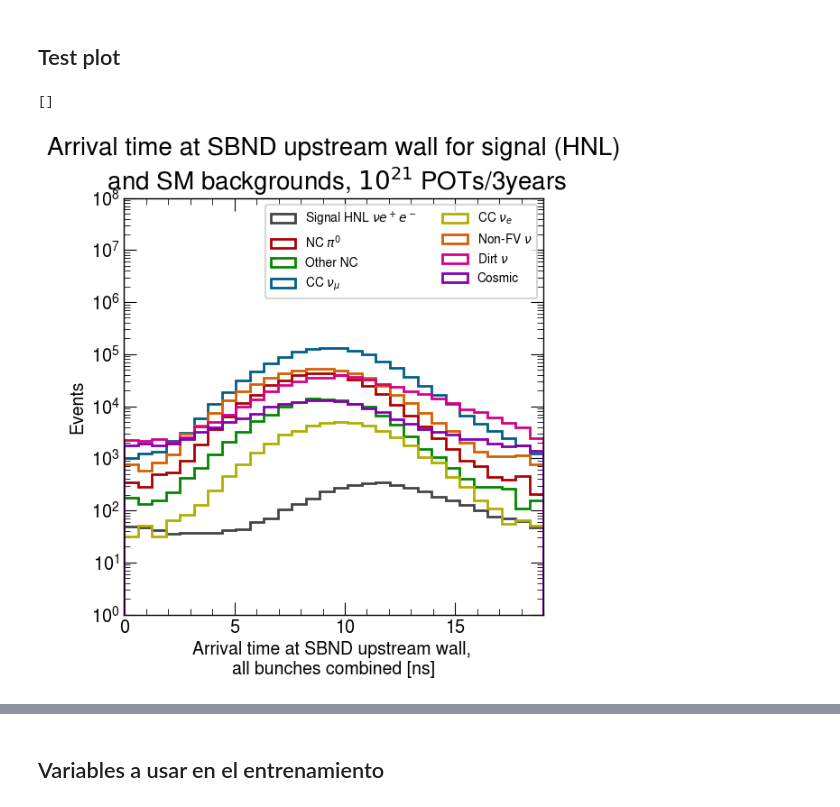
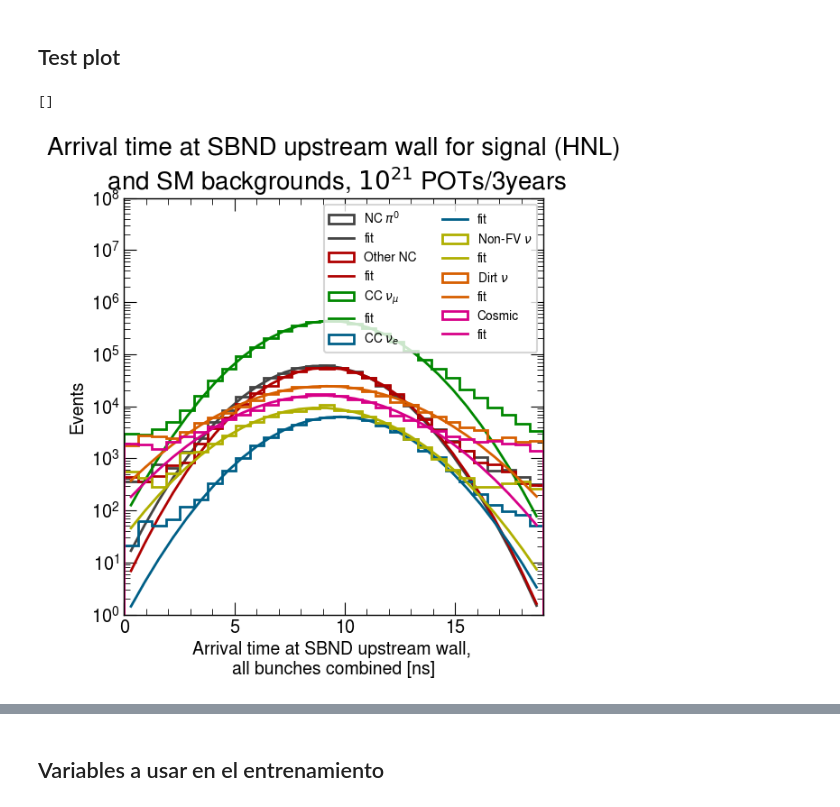
Before and after one commit to rodralva/AlbertoDataset100MeVs, a Jupyter notebook: AlbertoDataset_Example.ipynb, the cells around one changed output, grey strips where cells are left out. Saved outputs shown, nothing was run; the diff lists cells and outputs as text; code cells hidden in the pictures.

```diff
--- a/AlbertoDataset_Example.ipynb
+++ b/AlbertoDataset_Example.ipynb
@@ -214,8 +214,9 @@ for df in dfs_dict.keys():
     dfs_dict[df]["slc_opt0_time_corrected_Z_pandora"]=(dfs_dict[df]["slc_opt0_time_corrected_Z_pandora"].array*1000)%18.936
 
     ##Minimal CUTs (prob should be done in the pre-processing too)
-    dfs_dict[df] = dfs_dict[df] [(dfs_dict[df]["slc_n_shws"] > 0)*(dfs_dict[df]["slc_n_shws"] < 3)]
+    # dfs_dict[df] = dfs_dict[df] [(dfs_dict[df]["slc_n_shws"] > 0)*(dfs_dict[df]["slc_n_shws"] < 3)]
     dfs_dict[df] = dfs_dict[df] [(dfs_dict[df]["slc_opt0_time"] >.3 )*(dfs_dict[df]["slc_opt0_time"] <2 )]
+    dfs_dict[df] = dfs_dict[df] [(dfs_dict[df]["slc_is_fv"] )]
 
 
     var=(
@@ -320,42 +321,64 @@ c12 = '#5f7800'
 c13 = '#5f7800'
 
 my_cycle = [c1, c3, c4, c5, c6, c7, c8, c9, c10,c11,c12,c13]
 
 plt.rcParams['axes.prop_cycle'] = plt.cycler(color=my_cycle)
 
 event_label_dict = {
-                0:  r"Signal HNL ${\nu e^+e^-}$"
-                # , 1:  r"Non-FV HNL ${\nu e^+e^-}$"
-                # , 2:  "Dirt HNL"
-                , 3:  "NC ${\pi}^{0}$"
-                , 4:  "Other NC"
-                , 5:  "CC $\\nu_{\mu}$"
-                , 6:  "CC $\\nu_{e}$"
-                , 7:  "Non-FV $\\nu$"
-                , 8:  "Dirt $\\nu$"
-                , 9:  "Cosmic"
+                # 0:  r"Signal HNL ${\nu e^+e^-}$"       ,
+                # 1:  r"Non-FV HNL ${\nu e^+e^-}$"        ,
+                # 2:  "Dirt HNL"         ,
+                3:  "NC ${\pi}^{0}$"        ,
+                4:  "Other NC"         ,
+                5:  "CC $\\nu_{\mu}$"          ,
+                6:  "CC $\\nu_{e}$"           ,
+                7:  "Non-FV $\\nu$"         ,
+                8:  "Dirt $\\nu$"          ,
+                9:  "Cosmic"          ,
                 # , -1: "Unknown"
                 # , -99: "Bad Reco Signal"
             }
 
 combined=pd.concat([signal_df,background_df])
 
 plt.figure(figsize=(6,6))
 
+#import library to make gaussian fits
+from scipy.optimize import curve_fit
+# define the gaussian function
+def gaussian(x, a, x0, sigma):
+    return a*np.exp(-(x-x0)**2/(2*sigma**2))
+
+fit_results = {}
 
 for df in [combined]:
     counter=0
     for i in event_label_dict.keys():
-        plt.hist(df["slc_opt0_time_corrected_Z_pandora"][df["slc_true_event_type"]==i], bins=30,range=[0,19],weights=df["weights"][df["slc_true_event_type"]==i],label=event_label_dict[i],histtype='step',linewidth=2);
+        counts, bins, _ = plt.hist(df["slc_opt0_time_corrected_Z_pandora"][df["slc_true_event_type"]==i], bins=30,range=[0,19],weights=df["weights"][df["slc_true_event_type"]==i],label=event_label_dict[i],histtype='step',linewidth=2,color=my_cycle[counter]);
+        #make a gaussian fit
+        x = (bins[:-1] + bins[1:]) / 2
+        y = counts
+        #make estimate of the parameters
+        mean = np.sum(x*y)/np.sum(y)
+        sigma = np.sqrt(np.abs(np.sum((x-mean)**2*y)/np.sum(y)))
+        amplitude = np.max(y)
+        #fit the gaussian
+        popt,pcov = curve_fit(gaussian, x, y, p0=[amplitude, mean, sigma])
+
+        plt.plot(x, gaussian(x, *popt), label='fit',color=my_cycle[counter])
+
+        fit_results[event_label_dict[i]] = popt
+
         counter+=1;
+
 
 plt.legend( loc='upper right', fontsize=10,frameon=True,ncol=2)
 plt.ylim(1,1e8)
 plt.xlim(0,19)
 plt.xlabel("Arrival time at SBND upstream wall, \nall bunches combined [ns]",fontsize=14)
 plt.ylabel("Events",fontsize=14)
 plt.title("Arrival time at SBND upstream wall for signal (HNL)\n and SM backgrounds, $10^{21}$ POTs/3years",fontsize=20)
 plt.semilogy()
 # %% [output]
 []
-[figure, old version]
+[figure, new version]
```
Also changed, not shown: parts of 2 cells of this notebook.
